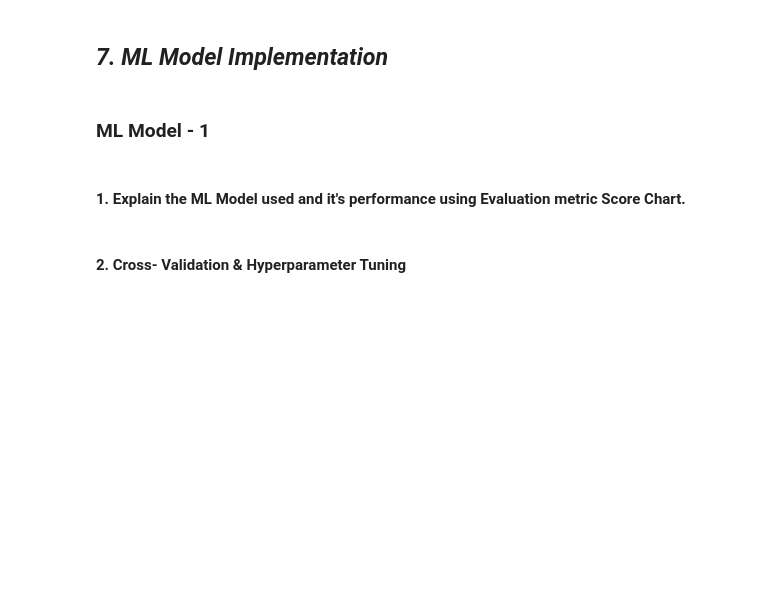
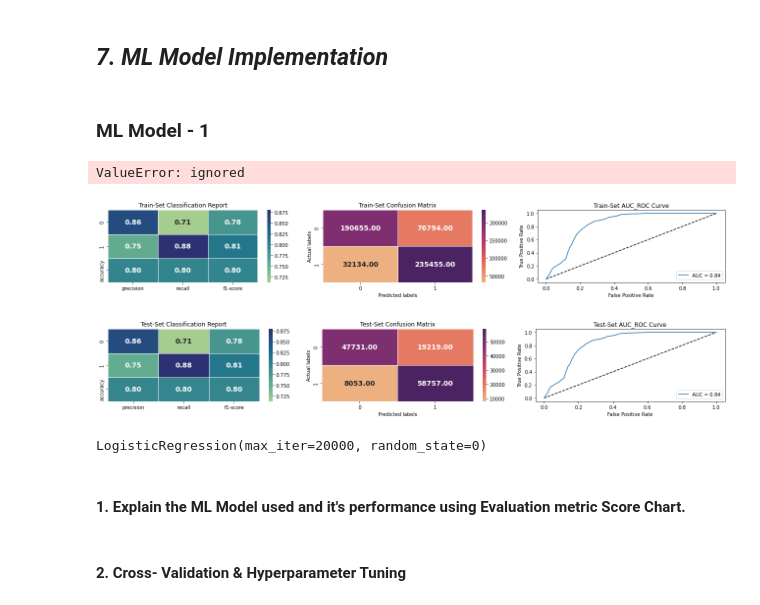
Before and after one commit to Asif-Ansari-bbl/HEALTH-INSURENCE-CROSS-SELL-PREDICTION, a Jupyter notebook: HEALTH_INSURANCE_GROSS_SELL_PREDICTION.ipynb, the cells around one changed output. Cells and saved outputs as stored; diff of their text form; code cells hidden in the pictures; blank space fills up the shorter version.

```diff
--- a/HEALTH_INSURANCE_GROSS_SELL_PREDICTION.ipynb
+++ b/HEALTH_INSURANCE_GROSS_SELL_PREDICTION.ipynb
@@ -1310,0 +1329,12 @@ Answer Here.
+# %%
+# Importing SMOTE for balancing the dataset
+from imblearn.over_sampling import SMOTE
+
+# Fitting the data
+smote = SMOTE(sampling_strategy='minority', random_state=0)
+x_sm, y_sm = smote.fit_resample(x, y)
+
+# Checking Value counts for both classes Before and After handling Class Imbalance:
+for col,label in [[y,"Before"],[y_sm,'After']]:
+  print(label+' Handling Class Imbalace:')
+  print(col.value_counts(),'\n')
@@ -1311,3 +1353,6 @@ Answer Here.
+# %%
+# Respliting the dataset after using SMOTE
+x_smote_train, x_smote_test, y_smote_train, y_smote_test = train_test_split(x_sm,y_sm , test_size = 0.2, random_state = 0)
 # %% [markdown]
 ##### What technique did you use to handle the imbalance dataset and why? (If needed to be balanced)
 # %% [markdown]
@@ -1324,0 +1364,19 @@ Answer Here.
+# %%
+
+
+model=LogisticRegression()
+model=model.fit(xtrain,ytrain)
+pred=model.predict(xtest)
+lr_probability =model.predict_proba(xtest)[:,1]
+
+
+acc_lr=accuracy_score(ytest,pred)
+recall_lr=recall_score(ytest,pred)
+precision_lr=precision_score(ytest,pred)
+f1score_lr=f1_score(ytest,pred)
+AUC_LR=roc_auc_score(pred,ytest)
+#print accuracy and Auc values of model
+print("Accuracy : ", accuracy_score(ytest,pred))
+print("ROC_AUC Score:",AUC_LR)
+# %% [output]
+ValueError: ignored
@@ -1325,3 +1436,16 @@ Answer Here.
+# %%
+# Importing LogisticRegression from sklearn
+from sklearn.linear_model import LogisticRegression
+
+# Fitting Logistic Regression Model and Visualizing evaluation Metric Score chart
+logistic_classifier = LogisticRegression(fit_intercept=True, penalty='l2',max_iter=20000,random_state=0)
+
+# Predict on the model
+analyse_model(logistic_classifier, x_smote_train, x_smote_test, y_smote_train, y_smote_test)
+# %% [output]
+[figure, added]
+[figure, added]
+LogisticRegression(max_iter=20000, random_state=0)
 # %% [markdown]
 #### 1. Explain the ML Model used and it's performance using Evaluation metric Score Chart.
 # %%
```
Also changed, not shown: parts of 24 cells of this notebook.
